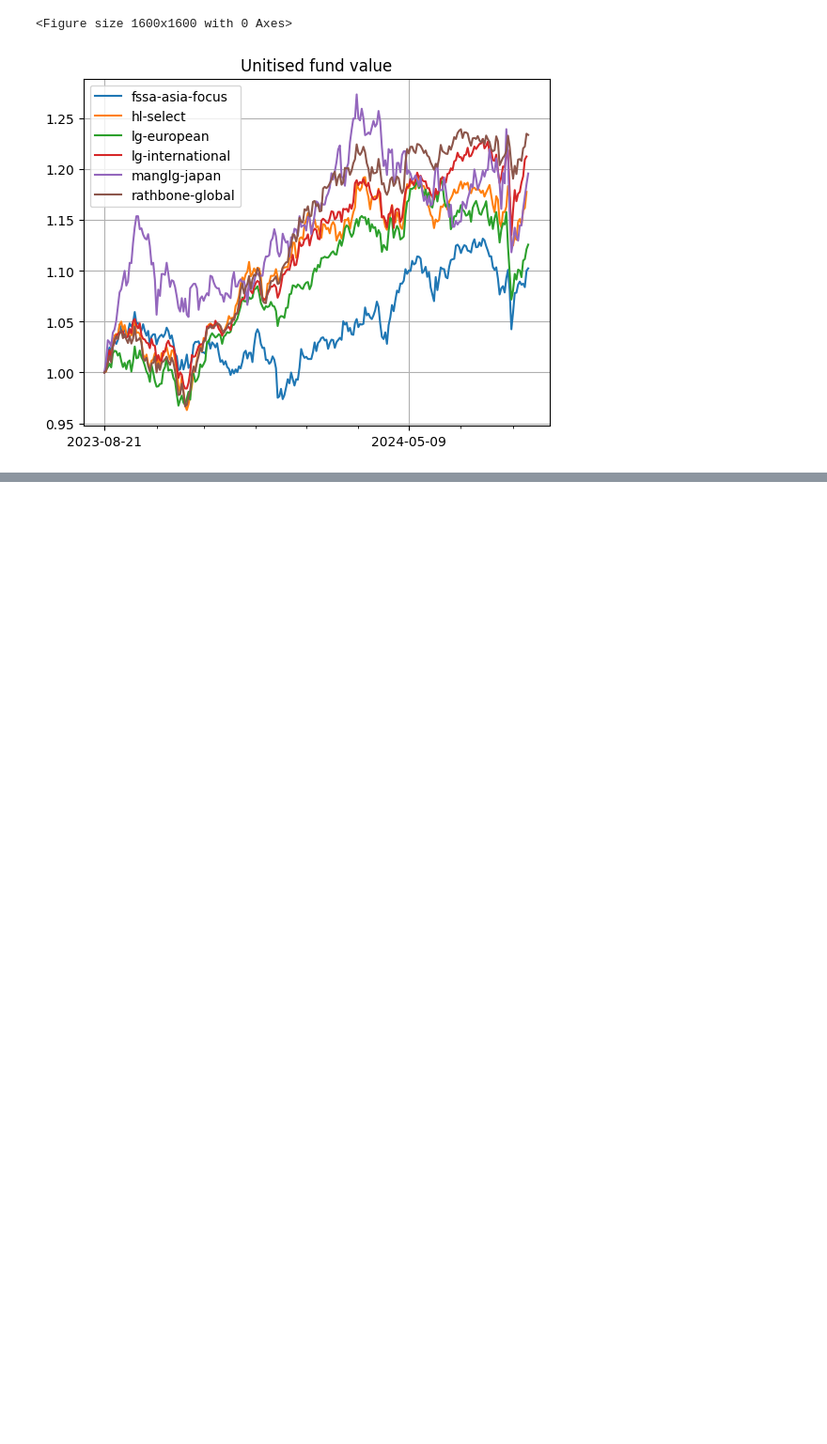
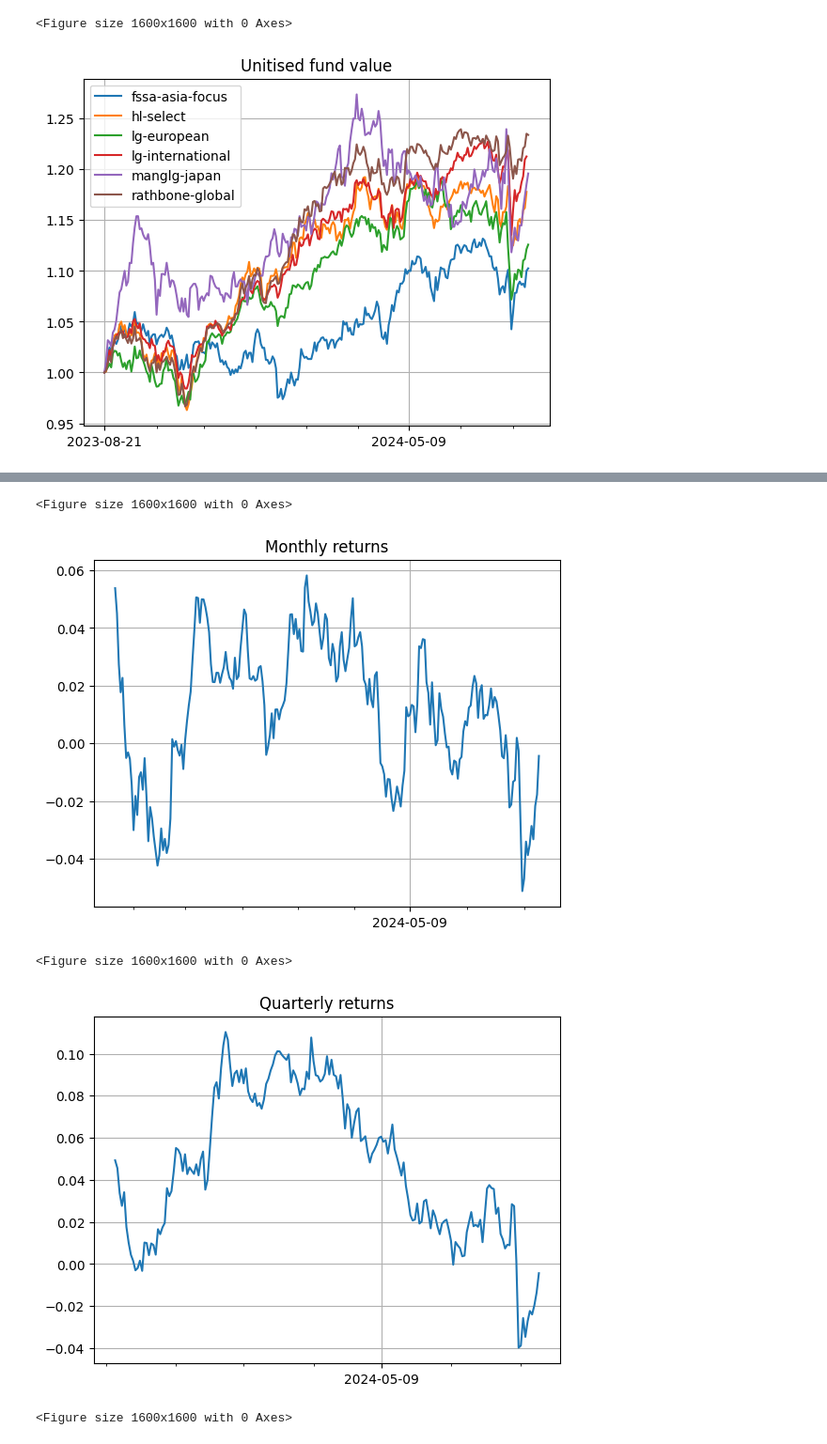
Before and after one commit to Stacky32/python-portfolio-analysis, a Jupyter notebook: PortfolioAnalysis.ipynb, the cells around one changed output, grey strips where cells are left out. Shown at 94% size. Cells and saved outputs as stored; diff of their text form; code cells hidden in the pictures; blank space fills up the shorter version.

```diff
--- a/PortfolioAnalysis.ipynb
+++ b/PortfolioAnalysis.ipynb
@@ -99,9 +95,13 @@ p.update('rathbone-global', 389.39)
 
 
 # Display overall portfolio value
-units = [p.units(x) for x in pivoted.columns]
-pf = pivoted @ np.array(units) / 100
-display(pf.head())
+pf_values = np.array([p.units(x) for x in pivoted.columns])
+units = pd.DataFrame(data=pf_values, index=pivoted.columns)
+pf = pivoted @ units / 100
+pf['Return 1M'] = pf[0].pct_change(fill_method=None, periods=21)
+pf['Return 3M'] = pf[0].pct_change(fill_method=None, periods=63)
+pf['Return 6M'] = pf[0].pct_change(fill_method=None, periods=126)
+display(pf.tail())
 
 plt.figure(figsize=(16, 16))
 fig, ax = plt.subplots()
@@ -109,7 +109,6 @@ ax.set_title('Portfolio Value')
 ax.xaxis.set_major_locator(dates.MonthLocator(bymonth=(1, 7)))
 ax.xaxis.set_minor_locator(dates.MonthLocator())
 ax.grid(True)
-ax.plot(pf.index, pf, label='Portfolio Value')
-
+ax.plot(pf.index, pf[0], label='Portfolio Value')
 plt.show()
 # %% [output]
@@ -124 +123,21 @@ dtype: float64
 [figure]
+# %%
+def plot_portfolio_returns(title, label):
+    plt.figure(figsize=(16, 16))
+    fig, ax = plt.subplots()
+    ax.set_title(title)
+    ax.xaxis.set_major_locator(dates.MonthLocator(bymonth=(1, 7)))
+    ax.xaxis.set_minor_locator(dates.MonthLocator())
+    ax.grid(True)
+    ax.plot(pf.index, pf[label], label=label)
+    plt.show()
+
+plot_portfolio_returns("Monthly returns", "Return 1M")
+plot_portfolio_returns("Quarterly returns", "Return 3M")
+plot_portfolio_returns("6M returns", "Return 6M")
+# %% [output]
+<Figure size 1600x1600 with 0 Axes>
+[figure, added]
+<Figure size 1600x1600 with 0 Axes>
+[figure, added]
+<Figure size 1600x1600 with 0 Axes>
```
Also changed, not shown: parts of 5 cells of this notebook.
